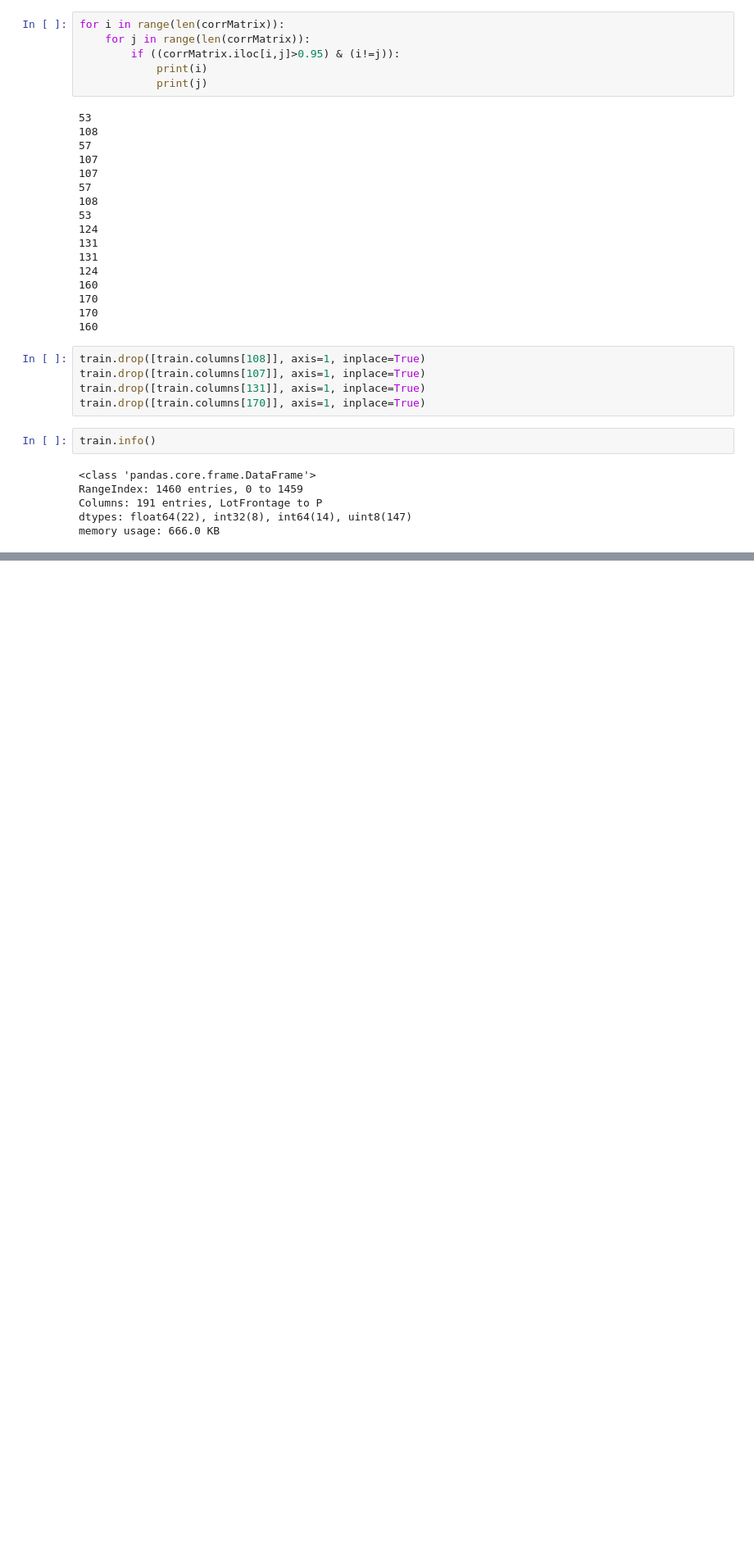
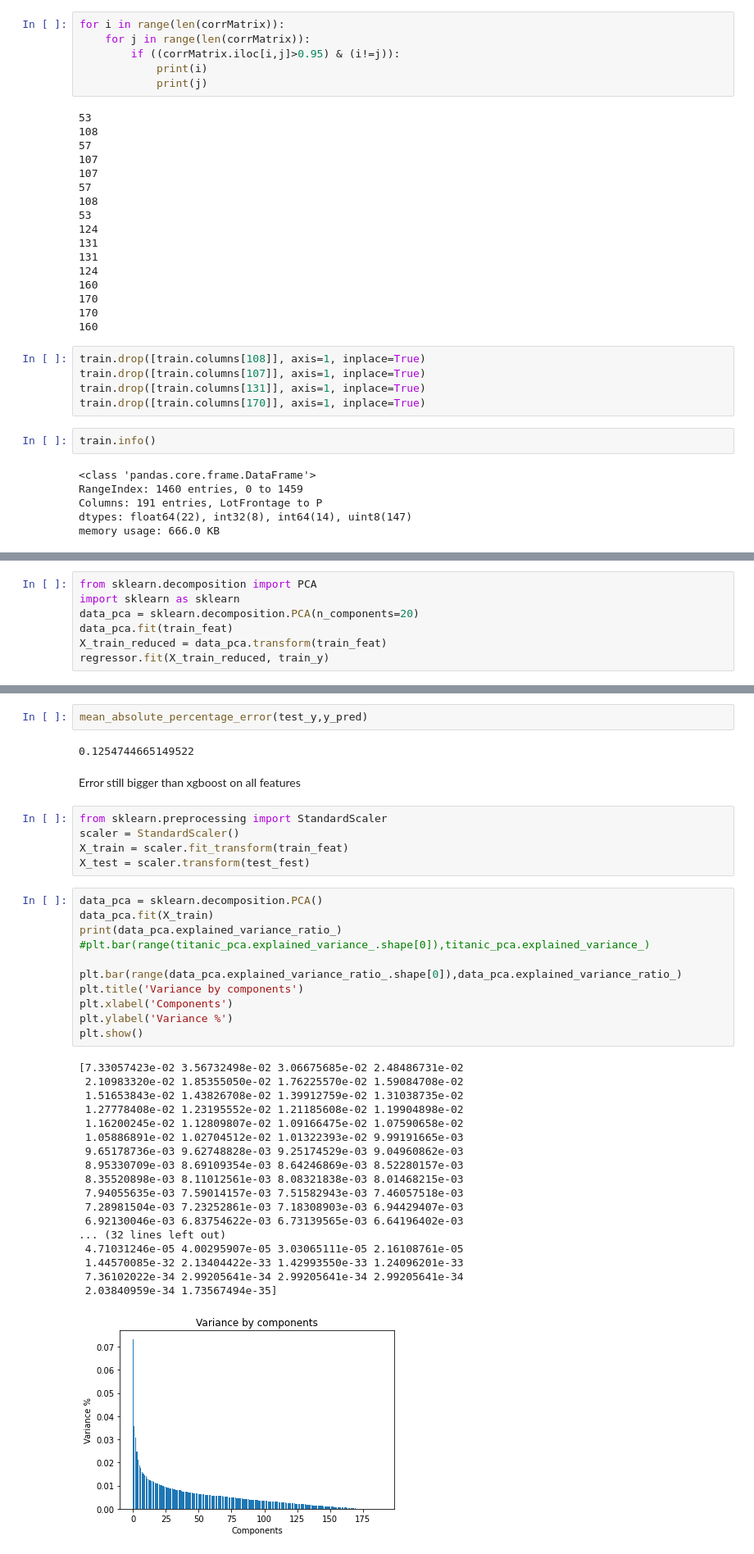
Before and after one commit to KruglovaKate/House-Pricing-Advanced-Regression, a Jupyter notebook: House_prices.ipynb, the cells around one changed output, grey strips where cells are left out. Shown: that part at 82% size. Saved outputs shown, nothing was run; the diff lists cells and outputs as text; blank space fills up the shorter version.

```diff
--- a/House_prices.ipynb
+++ b/House_prices.ipynb
@@ -248,0 +532,7 @@ memory usage: 666.0 KB
+# %%
+from sklearn.decomposition import PCA
+import sklearn as sklearn
+data_pca = sklearn.decomposition.PCA(n_components=20)
+data_pca.fit(train_feat)
+X_train_reduced = data_pca.transform(train_feat)
+regressor.fit(X_train_reduced, train_y)
@@ -248,0 +552,41 @@ memory usage: 666.0 KB
+# %%
+mean_absolute_percentage_error(test_y,y_pred)
+# %% [output]
+0.1254744665149522
+# %% [markdown]
+Error still bigger than xgboost on all features
+# %%
+from sklearn.preprocessing import StandardScaler
+scaler = StandardScaler()
+X_train = scaler.fit_transform(train_feat)
+X_test = scaler.transform(test_fest)
+# %%
+data_pca = sklearn.decomposition.PCA()
+data_pca.fit(X_train)
+print(data_pca.explained_variance_ratio_)
+#plt.bar(range(titanic_pca.explained_variance_.shape[0]),titanic_pca.explained_variance_)
+
+plt.bar(range(data_pca.explained_variance_ratio_.shape[0]),data_pca.explained_variance_ratio_)
+plt.title('Variance by components')
+plt.xlabel('Components')
+plt.ylabel('Variance %')
+plt.show()
+# %% [output]
+[7.33057423e-02 3.56732498e-02 3.06675685e-02 2.48486731e-02
+ 2.10983320e-02 1.85355050e-02 1.76225570e-02 1.59084708e-02
+ 1.51653843e-02 1.43826708e-02 1.39912759e-02 1.31038735e-02
+ 1.27778408e-02 1.23195552e-02 1.21185608e-02 1.19904898e-02
+ 1.16200245e-02 1.12809807e-02 1.09166475e-02 1.07590658e-02
+ 1.05886891e-02 1.02704512e-02 1.01322393e-02 9.99191665e-03
+ 9.65178736e-03 9.62748828e-03 9.25174529e-03 9.04960862e-03
+ 8.95330709e-03 8.69109354e-03 8.64246869e-03 8.52280157e-03
+ 8.35520898e-03 8.11012561e-03 8.08321838e-03 8.01468215e-03
+ 7.94055635e-03 7.59014157e-03 7.51582943e-03 7.46057518e-03
+ 7.28981504e-03 7.23252861e-03 7.18308903e-03 6.94429407e-03
+ 6.92130046e-03 6.83754622e-03 6.73139565e-03 6.64196402e-03
+... (32 lines left out)
+ 4.71031246e-05 4.00295907e-05 3.03065111e-05 2.16108761e-05
+ 1.44570085e-32 2.13404422e-33 1.42993550e-33 1.24096201e-33
+ 7.36102022e-34 2.99205641e-34 2.99205641e-34 2.99205641e-34
+ 2.03840959e-34 1.73567494e-35]
+[figure, added]
```
Also changed, not shown: parts of 55 cells of this notebook.
